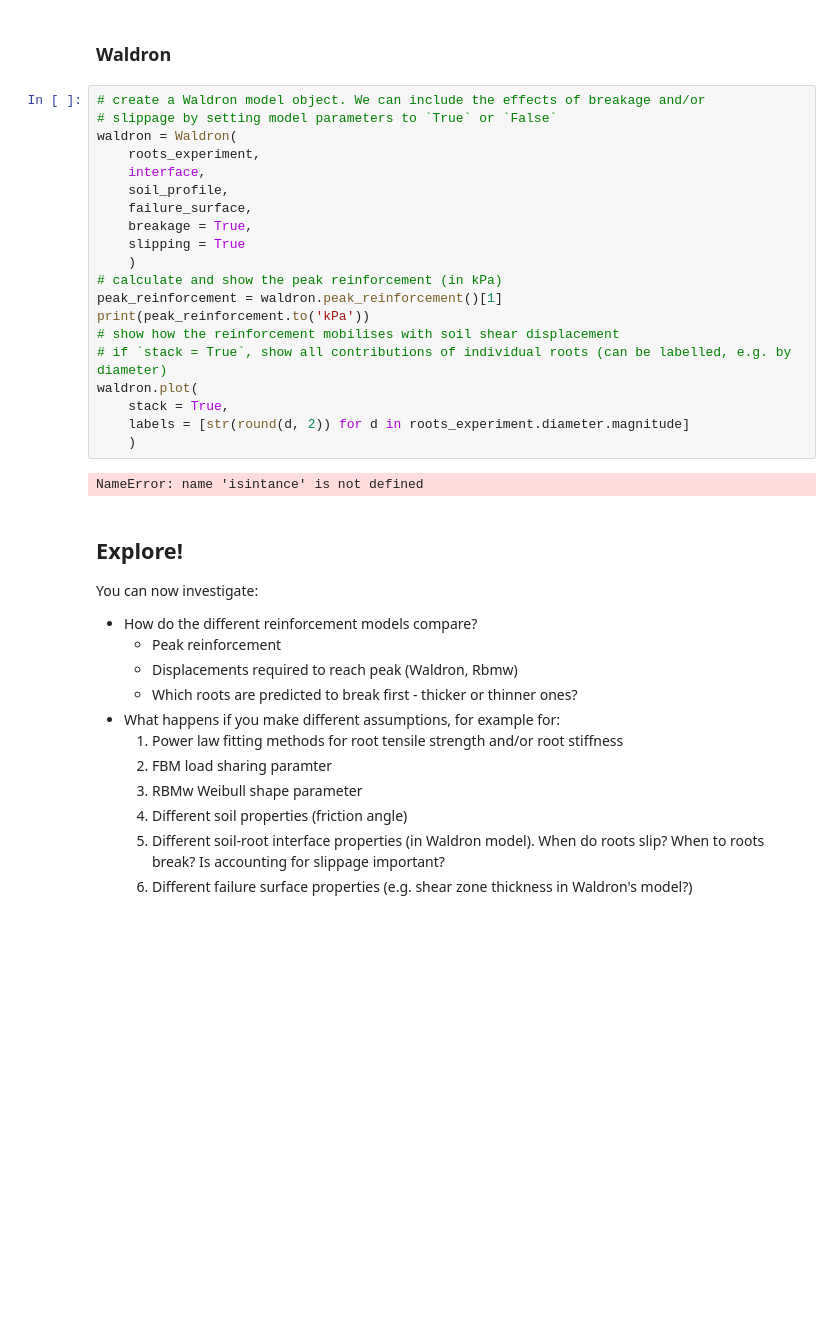
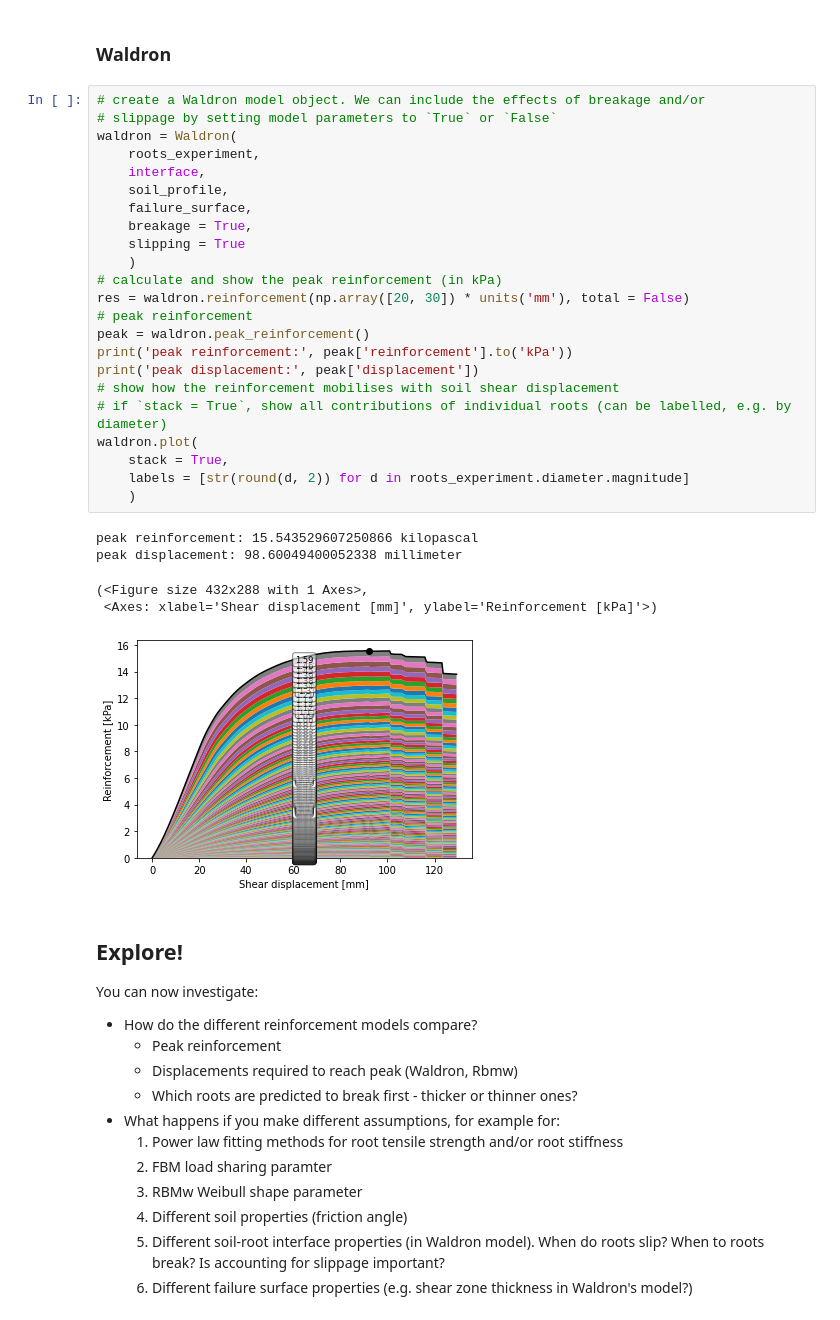
Before and after one commit to rootmemo/pyrootmemo, a Jupyter notebook: sbee2025/notebook_reinforcement.ipynb, the cells around one changed output. Cells and saved outputs as stored; diff of their text form; blank space fills up the shorter version.

```diff
--- a/sbee2025/notebook_reinforcement.ipynb
+++ b/sbee2025/notebook_reinforcement.ipynb
@@ -165,25 +183,32 @@ print(peak['reinforcement'].to('kPa'))
 # %%
 # create a Waldron model object. We can include the effects of breakage and/or
 # slippage by setting model parameters to `True` or `False`
 waldron = Waldron(
     roots_experiment,
     interface,
     soil_profile,
     failure_surface,
     breakage = True,
     slipping = True
     )
 # calculate and show the peak reinforcement (in kPa)
-peak_reinforcement = waldron.peak_reinforcement()[1]
-print(peak_reinforcement.to('kPa'))
+res = waldron.reinforcement(np.array([20, 30]) * units('mm'), total = False)
+# peak reinforcement
+peak = waldron.peak_reinforcement()
+print('peak reinforcement:', peak['reinforcement'].to('kPa'))
+print('peak displacement:', peak['displacement'])
 # show how the reinforcement mobilises with soil shear displacement
 # if `stack = True`, show all contributions of individual roots (can be labelled, e.g. by diameter)
 waldron.plot(
     stack = True,
     labels = [str(round(d, 2)) for d in roots_experiment.diameter.magnitude]
     )
 # %% [output]
-NameError: name 'isintance' is not defined
+peak reinforcement: 15.543529607250866 kilopascal
+peak displacement: 98.60049400052338 millimeter
+(<Figure size 432x288 with 1 Axes>,
+ <Axes: xlabel='Shear displacement [mm]', ylabel='Reinforcement [kPa]'>)
+[figure, added]
 # %% [markdown]
 ## Explore!
 
```
Also changed, not shown: parts of 5 cells of this notebook, 4 other files.
